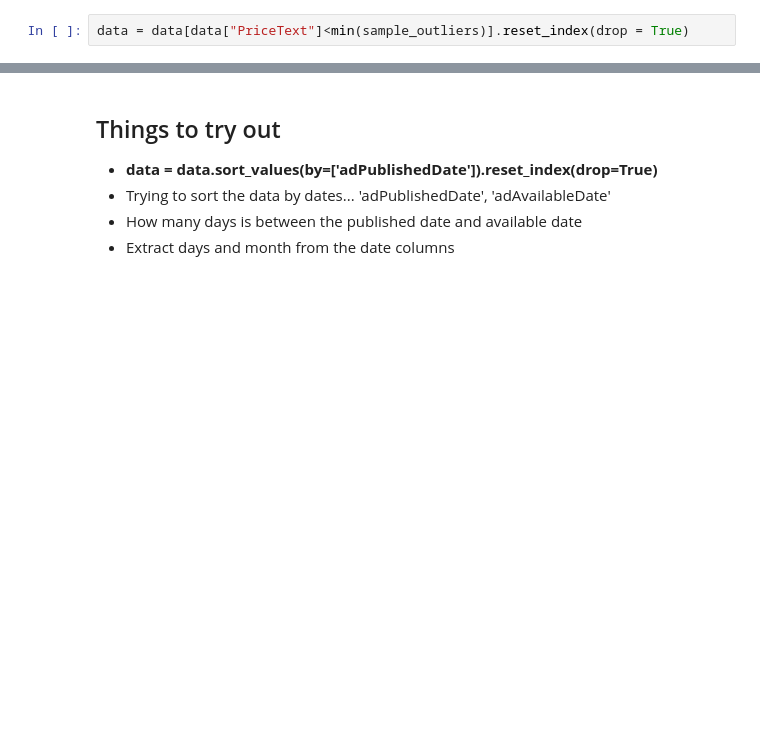
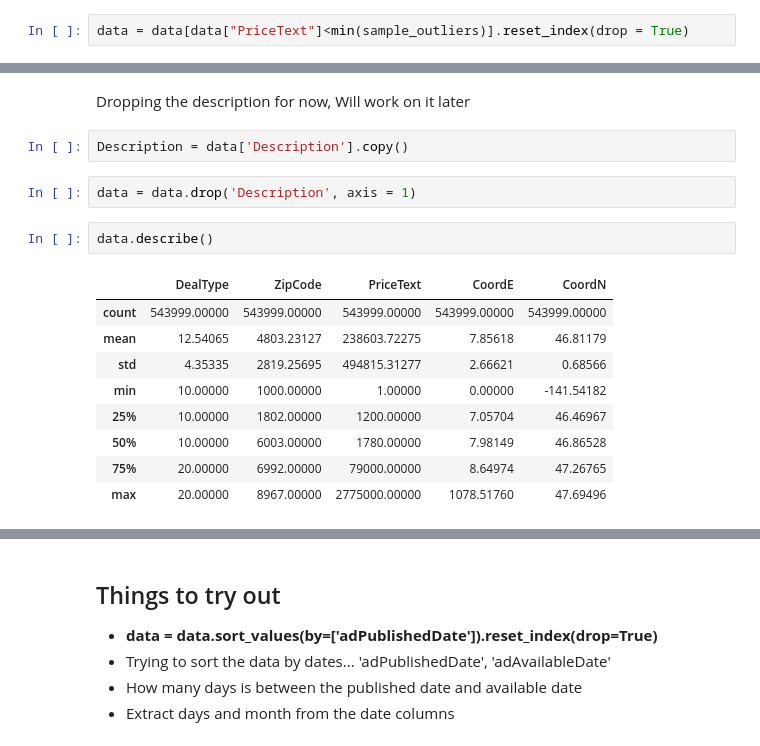
Before and after one commit to michaji/Housing_Project, a Jupyter notebook: Housing.ipynb, the cells around one changed output, grey strips where cells are left out. Cells and saved outputs as stored; diff of their text form; blank space fills up the shorter version.

```diff
--- a/Housing.ipynb
+++ b/Housing.ipynb
@@ -317,0 +411,18 @@ Text(0.5, 0, 'Sample')
+# %% [markdown]
+Dropping the description for now, Will work on it later
+# %%
+Description = data['Description'].copy()
+# %%
+data = data.drop('Description', axis = 1)
+# %%
+data.describe()
+# %% [output]
+|  | DealType | ZipCode | PriceText | CoordE | CoordN |
+| count | 543999.00000 | 543999.00000 | 543999.00000 | 543999.00000 | 543999.00000 |
+| mean | 12.54065 | 4803.23127 | 238603.72275 | 7.85618 | 46.81179 |
+| std | 4.35335 | 2819.25695 | 494815.31277 | 2.66621 | 0.68566 |
+| min | 10.00000 | 1000.00000 | 1.00000 | 0.00000 | -141.54182 |
+| 25% | 10.00000 | 1802.00000 | 1200.00000 | 7.05704 | 46.46967 |
+| 50% | 10.00000 | 6003.00000 | 1780.00000 | 7.98149 | 46.86528 |
+| 75% | 20.00000 | 6992.00000 | 79000.00000 | 8.64974 | 47.26765 |
+| max | 20.00000 | 8967.00000 | 2775000.00000 | 1078.51760 | 47.69496 |
```
Also changed, not shown: parts of 30 cells of this notebook.
